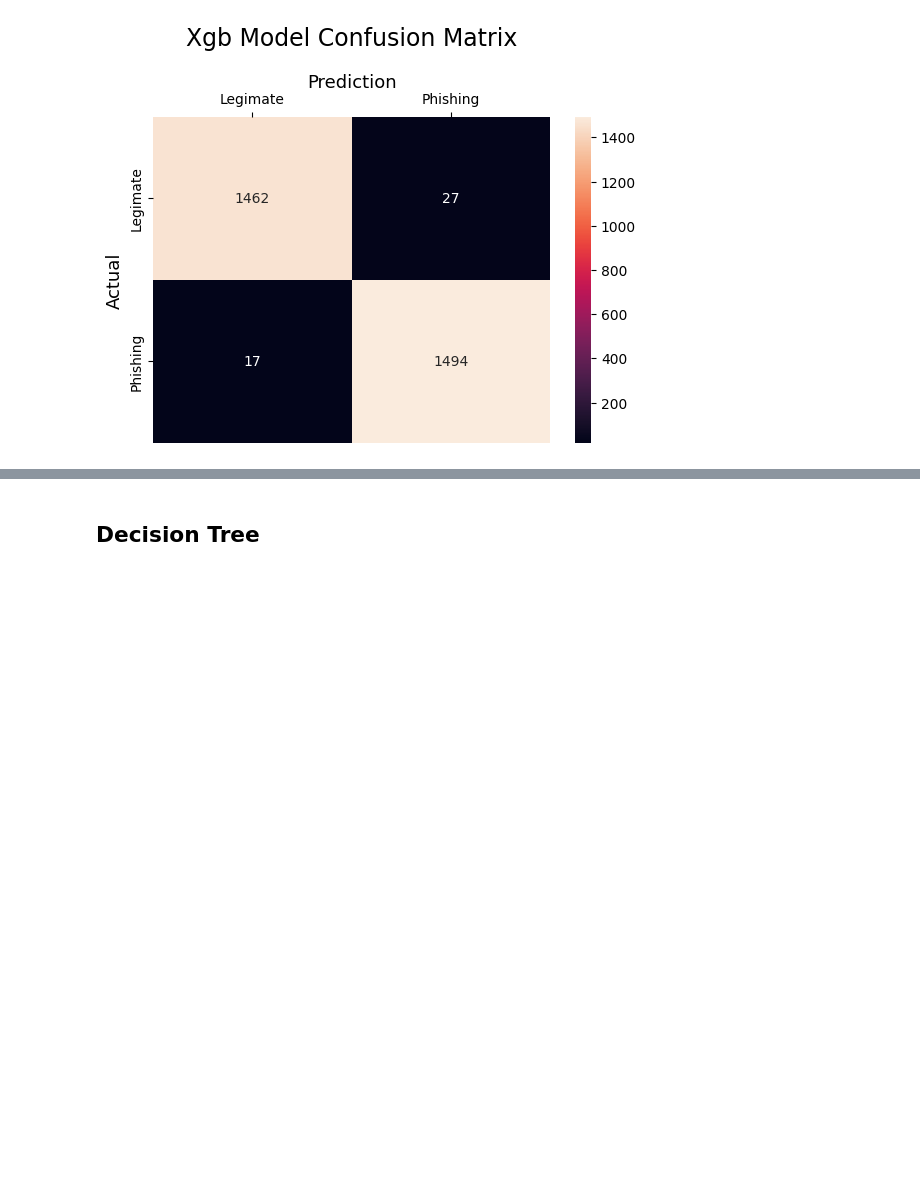
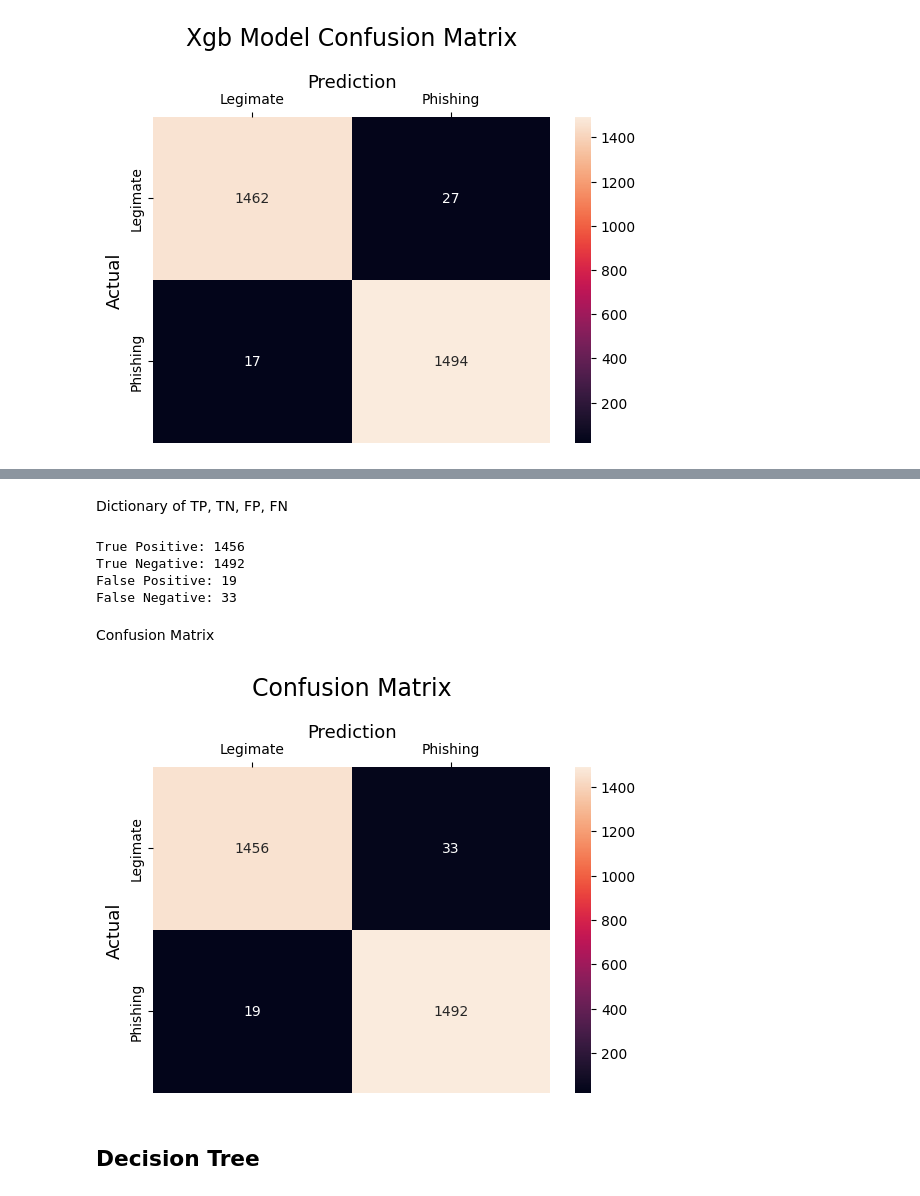
Before and after one commit to NHCh1/DLI, a Jupyter notebook: DLI_Assignment.ipynb, the cells around one changed output, grey strips where cells are left out. Saved outputs shown, nothing was run; the diff lists cells and outputs as text; code cells hidden in the pictures; blank space fills up the shorter version.

Commit message:
Evaluating and Saving Gradient Boosting Model

```diff
--- a/DLI_Assignment.ipynb
+++ b/DLI_Assignment.ipynb
@@ -284,0 +292,13 @@ GradientBoosting Accuracy: 0.9971
+# %%
+selector = RFECV(gbc_model, cv=5, n_jobs=-1)
+selector = selector.fit(x, y)
+gbc_col = np.where(selector.ranking_==1)[0]
+print(gbc_col)
+
+gbc_pipe = make_pipeline(ColumnSelector(cols=gbc_col), gbc_model)
+
+gbc_pipe.fit(x_train, y_train)
+gbc_pipe_train = gbc_pipe.predict_proba(x_train)[:, 1].reshape(-1, 1)
+gbc_pipe_test = gbc_pipe.predict_proba(x_test)[:, 1].reshape(-1, 1)
+gbc_pipe_accuracy = gbc_pipe.score(x_test, y_test)
+print(f"Gbc Pipe Accuracy: {gbc_pipe_accuracy:.8f}")
@@ -284,0 +311,16 @@ GradientBoosting Accuracy: 0.9971
+# %%
+gbc_pipe_prob = gbc_pipe.predict_proba(x_test)[:, 1]
+gbc_pipe_pred = (gbc_pipe_test >= 0.5).astype(int)
+
+gbc_accuracy = accuracy_score(y_test, gbc_pipe_pred)
+gbc_precision = precision_score(y_test, gbc_pipe_pred)
+gbc_recall = recall_score(y_test, gbc_pipe_pred)
+gbc_f1 = f1_score(y_test, gbc_pipe_pred)
+gbc_roc_auc = roc_auc_score(y_test, gbc_pipe_prob)
+
+print(f"\nGbc Final Model Metrics:")
+print(f"Accuracy:  {gbc_accuracy:.4f}")
+print(f"Precision: {gbc_precision:.4f}")
+print(f"Recall:    {gbc_recall:.4f}")
+print(f"F1-score:  {gbc_f1:.4f}")
+print(f"ROC-AUC:   {gbc_roc_auc:.4f}")
@@ -545,3 +609,39 @@ plt.show()
+# %% [markdown]
+Dictionary of TP, TN, FP, FN
+# %%
+gbc_y_pred = gbc_pipe.predict(x_test)
+gbc_comparison = pd.DataFrame({'gbc_y_pred': gbc_y_pred, 'y_test': y_test})
+gbc_true_positive = ((gbc_comparison['gbc_y_pred'] == 0) & (gbc_comparison['y_test'] == 0)).sum()
+print(f"True Positive: {gbc_true_positive}")
+gbc_true_negative = ((gbc_comparison['gbc_y_pred'] == 1) & (gbc_comparison['y_test'] == 1)).sum()
+print(f"True Negative: {gbc_true_negative}")
+gbc_false_positive = ((gbc_comparison['gbc_y_pred'] == 0) & (gbc_comparison['y_test'] == 1)).sum()
+print(f"False Positive: {gbc_false_positive}")
+gbc_false_negative = ((gbc_comparison['gbc_y_pred'] == 1) & (gbc_comparison['y_test'] == 0)).sum()
+print(f"False Negative: {gbc_false_negative}")
+# %% [output]
+True Positive: 1456
+True Negative: 1492
+False Positive: 19
+False Negative: 33
+# %% [markdown]
+Confusion Matrix
+# %%
+cm = confusion_matrix(y_test, gbc_pipe_pred)
+sns.heatmap(cm,
+            annot=True,
+            fmt='g',
+            xticklabels=['Legimate', 'Phishing'],
+            yticklabels=['Legimate', 'Phishing'])
+plt.ylabel('Actual', fontsize=13)
+plt.title('Confusion Matrix', fontsize=17, pad=20)
+plt.gca().xaxis.set_label_position('top')
+plt.xlabel('Prediction', fontsize=13)
+plt.gca().xaxis.tick_top()
+plt.gca().figure.subplots_adjust(bottom=0.2)
+plt.show()
+# %% [output]
+[figure, added]
 # %% [markdown]
 ## Decision Tree
 # %% [markdown]
```
Also changed, not shown: parts of 19 cells of this notebook.
